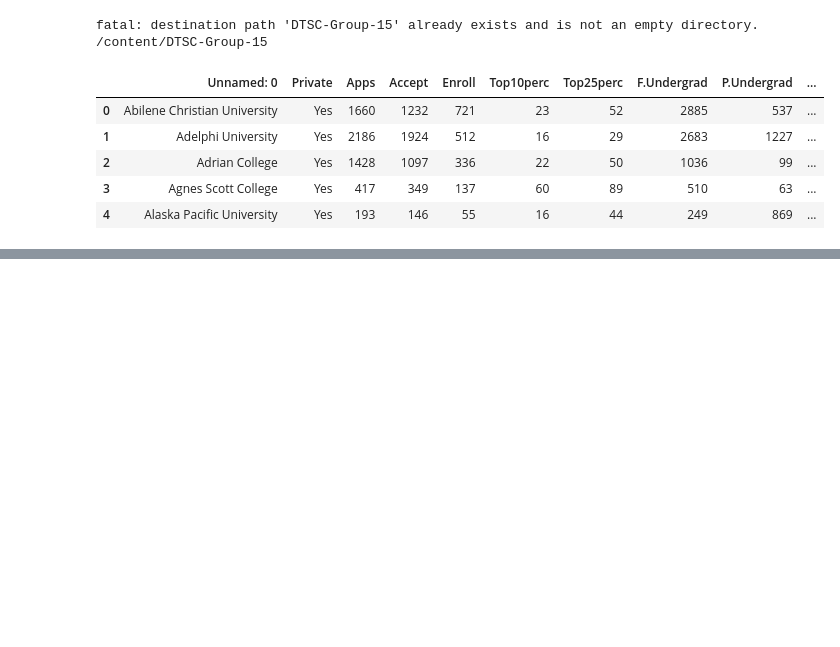
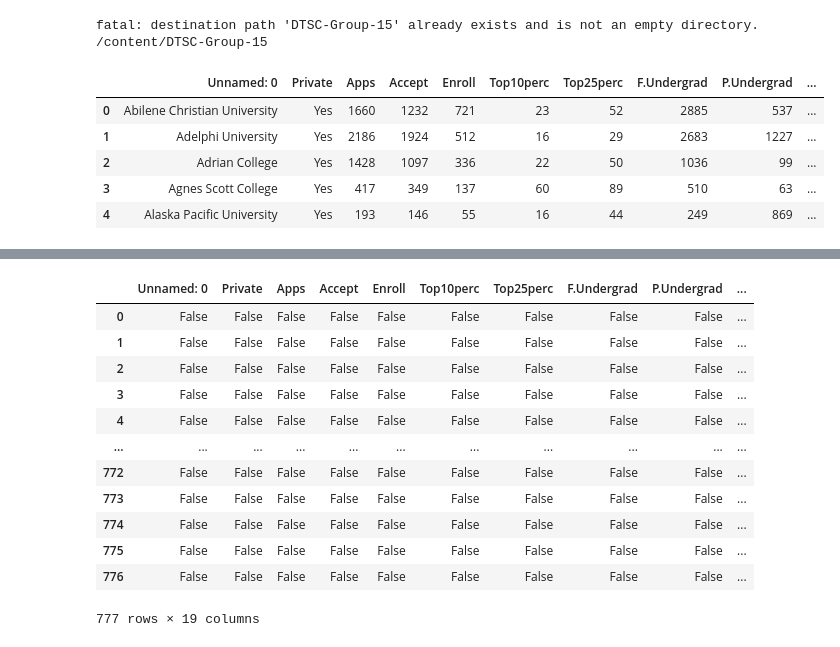
Before and after one commit to nikkhot/DTSC-Group-15, a Jupyter notebook: Dataset_Group_15.ipynb, the cells around one changed output, grey strips where cells are left out. Cells and saved outputs as stored; diff of their text form; code cells hidden in the pictures; blank space fills up the shorter version.

```diff
--- a/Dataset_Group_15.ipynb
+++ b/Dataset_Group_15.ipynb
@@ -35,0 +38,16 @@ from statsmodels.stats.outliers_influence import variance_inflation_factor
+# %%
+df.isnull()
+# %% [output]
+|  | Unnamed: 0 | Private | Apps | Accept | Enroll | Top10perc | Top25perc | F.Undergrad | P.Undergrad | ... |
+| 0 | False | False | False | False | False | False | False | False | False | ... |
+| 1 | False | False | False | False | False | False | False | False | False | ... |
+| 2 | False | False | False | False | False | False | False | False | False | ... |
+| 3 | False | False | False | False | False | False | False | False | False | ... |
+| 4 | False | False | False | False | False | False | False | False | False | ... |
+| ... | ... | ... | ... | ... | ... | ... | ... | ... | ... | ... |
+| 772 | False | False | False | False | False | False | False | False | False | ... |
+| 773 | False | False | False | False | False | False | False | False | False | ... |
+| 774 | False | False | False | False | False | False | False | False | False | ... |
+| 775 | False | False | False | False | False | False | False | False | False | ... |
+| 776 | False | False | False | False | False | False | False | False | False | ... |
+777 rows × 19 columns
```
Also changed, not shown: parts of 3 cells of this notebook.
